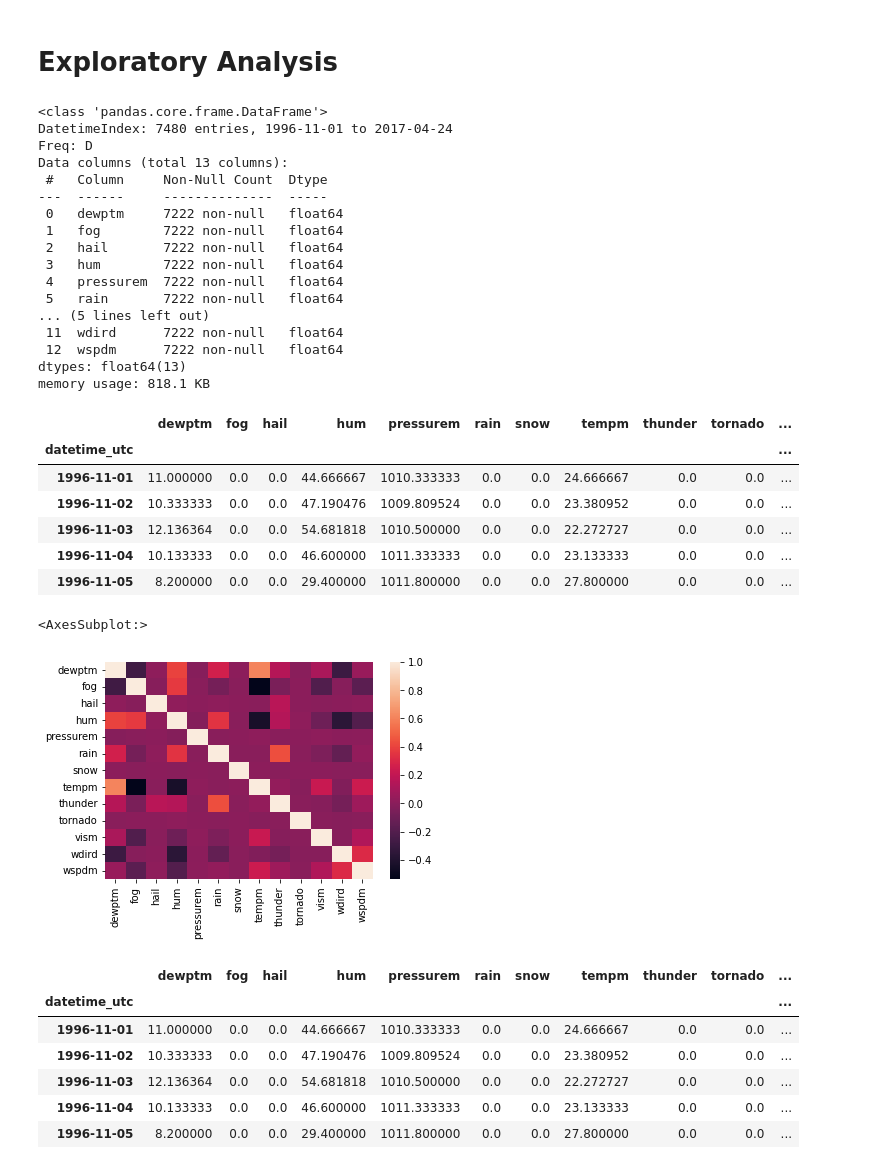
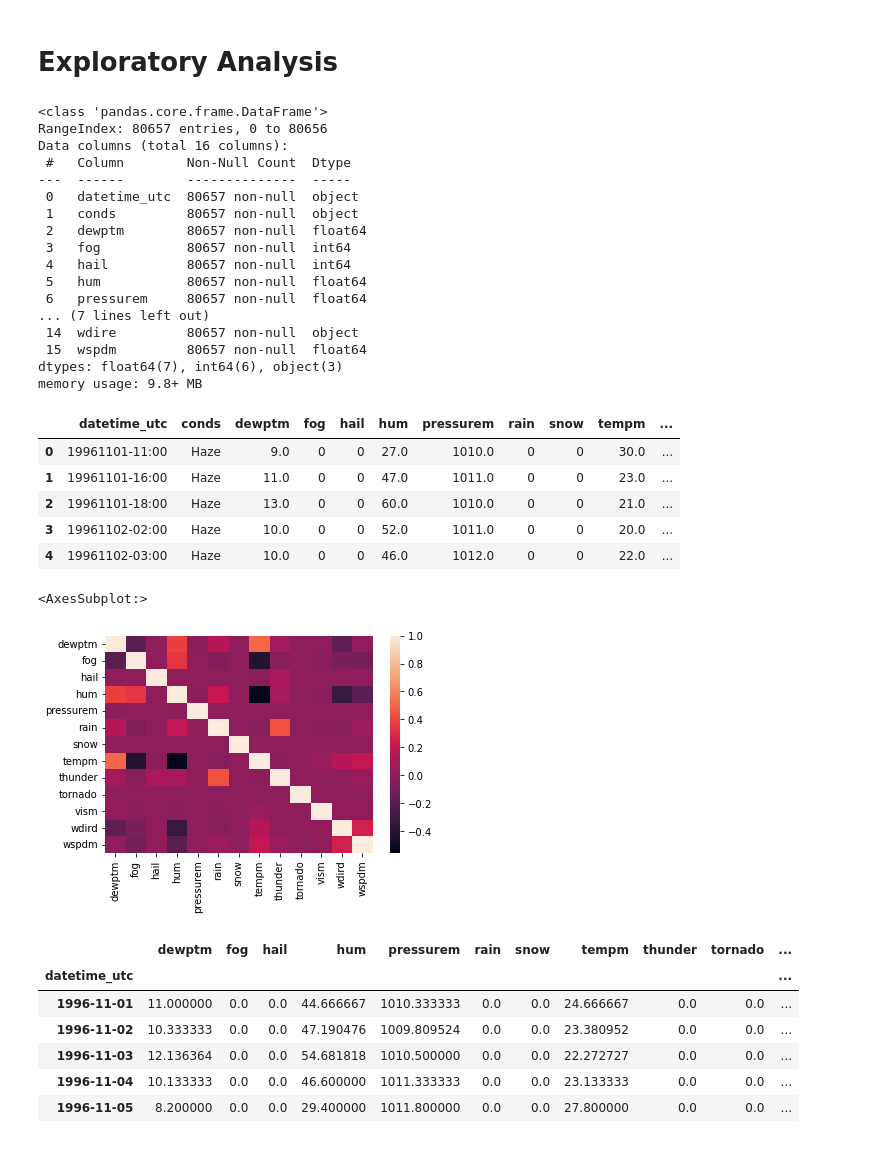
Before and after one commit to rankx034/final-project, a Jupyter notebook: DecisionTreeModel.ipynb, the cells around one changed output. Saved outputs shown, nothing was run; the diff lists cells and outputs as text; code cells hidden in the pictures.

```diff
--- a/DecisionTreeModel.ipynb
+++ b/DecisionTreeModel.ipynb
@@ -193,41 +193,40 @@ import matplotlib.pyplot as plt
 import scipy.stats
 import seaborn as sns
 # %%
-new_df.info()
+data.info()
 # %% [output]
 <class 'pandas.core.frame.DataFrame'>
-DatetimeIndex: 7480 entries, 1996-11-01 to 2017-04-24
-Freq: D
-Data columns (total 13 columns):
- #   Column     Non-Null Count  Dtype
----  ------     --------------  -----
- 0   dewptm     7222 non-null   float64
- 1   fog        7222 non-null   float64
- 2   hail       7222 non-null   float64
- 3   hum        7222 non-null   float64
- 4   pressurem  7222 non-null   float64
- 5   rain       7222 non-null   float64
-... (5 lines left out)
- 11  wdird      7222 non-null   float64
- 12  wspdm      7222 non-null   float64
-dtypes: float64(13)
-memory usage: 818.1 KB
+RangeIndex: 80657 entries, 0 to 80656
+Data columns (total 16 columns):
+ #   Column        Non-Null Count  Dtype
+---  ------        --------------  -----
+ 0   datetime_utc  80657 non-null  object
+ 1   conds         80657 non-null  object
+ 2   dewptm        80657 non-null  float64
+ 3   fog           80657 non-null  int64
+ 4   hail          80657 non-null  int64
+ 5   hum           80657 non-null  float64
+ 6   pressurem     80657 non-null  float64
+... (7 lines left out)
+ 14  wdire         80657 non-null  object
+ 15  wspdm         80657 non-null  float64
+dtypes: float64(7), int64(6), object(3)
+memory usage: 9.8+ MB
 # %%
-new_df.head()
+data.head()
 # %% [output]
-|  | dewptm | fog | hail | hum | pressurem | rain | snow | tempm | thunder | tornado | ... |
-| datetime_utc |  |  |  |  |  |  |  |  |  |  | ... |
-| 1996-11-01 | 11.000000 | 0.0 | 0.0 | 44.666667 | 1010.333333 | 0.0 | 0.0 | 24.666667 | 0.0 | 0.0 | ... |
-| 1996-11-02 | 10.333333 | 0.0 | 0.0 | 47.190476 | 1009.809524 | 0.0 | 0.0 | 23.380952 | 0.0 | 0.0 | ... |
-| 1996-11-03 | 12.136364 | 0.0 | 0.0 | 54.681818 | 1010.500000 | 0.0 | 0.0 | 22.272727 | 0.0 | 0.0 | ... |
-| 1996-11-04 | 10.133333 | 0.0 | 0.0 | 46.600000 | 1011.333333 | 0.0 | 0.0 | 23.133333 | 0.0 | 0.0 | ... |
-| 1996-11-05 | 8.200000 | 0.0 | 0.0 | 29.400000 | 1011.800000 | 0.0 | 0.0 | 27.800000 | 0.0 | 0.0 | ... |
+|  | datetime_utc | conds | dewptm | fog | hail | hum | pressurem | rain | snow | tempm | ... |
+| 0 | 19961101-11:00 | Haze | 9.0 | 0 | 0 | 27.0 | 1010.0 | 0 | 0 | 30.0 | ... |
+| 1 | 19961101-16:00 | Haze | 11.0 | 0 | 0 | 47.0 | 1011.0 | 0 | 0 | 23.0 | ... |
+| 2 | 19961101-18:00 | Haze | 13.0 | 0 | 0 | 60.0 | 1010.0 | 0 | 0 | 21.0 | ... |
+| 3 | 19961102-02:00 | Haze | 10.0 | 0 | 0 | 52.0 | 1011.0 | 0 | 0 | 20.0 | ... |
+| 4 | 19961102-03:00 | Haze | 10.0 | 0 | 0 | 46.0 | 1012.0 | 0 | 0 | 22.0 | ... |
 # %%
-corr = new_df.corr()
+corr = data.corr()
 sns.heatmap(corr, xticklabels=corr.columns, yticklabels=corr.columns, annot=False)
 # %% [output]
 <AxesSubplot:>
-[figure, old version]
+[figure, new version]
 # %%
 data['datetime_utc'] = pd.to_datetime(data['datetime_utc'])
 data.set_index('datetime_utc', inplace= True)
```
Also changed, not shown: parts of 5 cells of this notebook, 2 other files.
